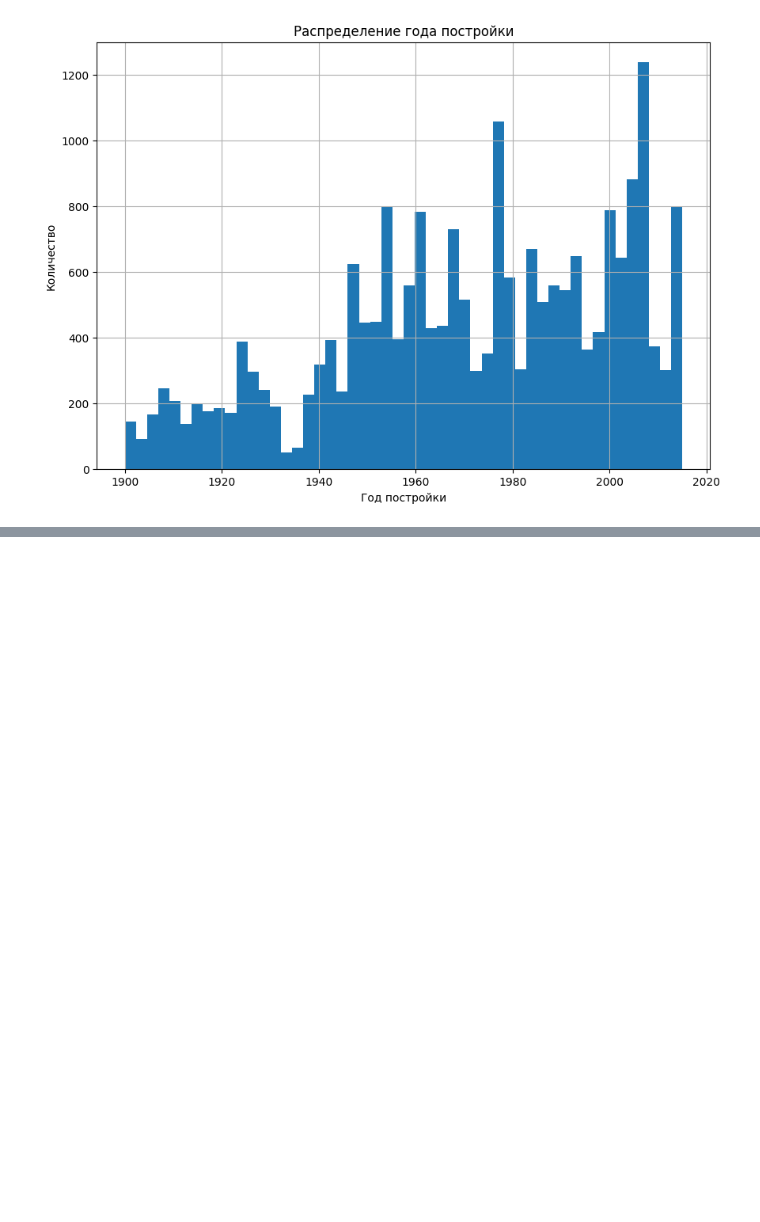
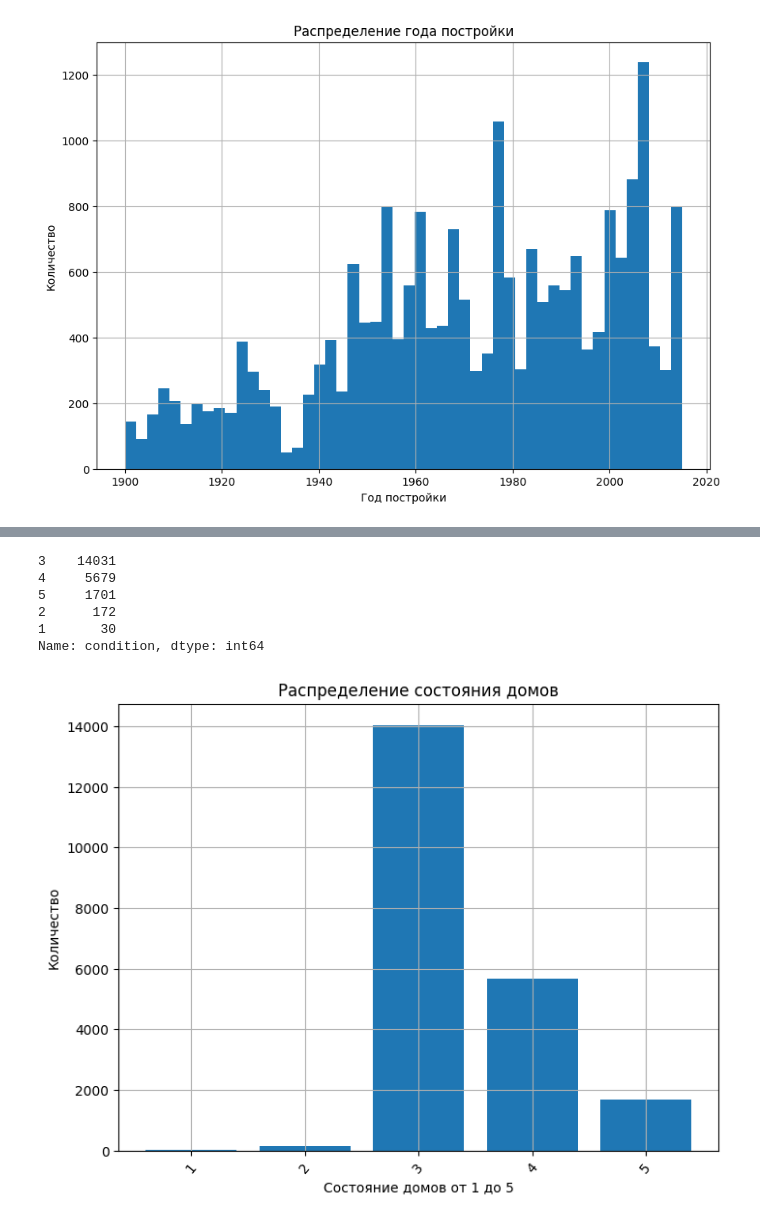
Before and after one commit to Olga643/Example, a Jupyter notebook: Untitled21.ipynb, the cells around one changed output, grey strips where cells are left out. Cells and saved outputs as stored; diff of their text form; code cells hidden in the pictures; blank space fills up the shorter version.

```diff
--- a/Untitled21.ipynb
+++ b/Untitled21.ipynb
@@ -139,0 +189,21 @@ plt.grid()
+# %%
+
+data2 = df['condition'].value_counts()
+data2
+# %% [output]
+3    14031
+4     5679
+5     1701
+2      172
+1       30
+Name: condition, dtype: int64
+# %%
+plt.figure(figsize=(8, 6))
+plt.bar(data2.index, data2.values)
+plt.xticks(rotation=50)
+plt.xlabel('Состояние домов от 1 до 5')
+plt.ylabel('Количество')
+plt.title('Распределение состояния домов');
+plt.grid();
+# %% [output]
+[figure, added]
```
Also changed, not shown: parts of 17 cells of this notebook.
